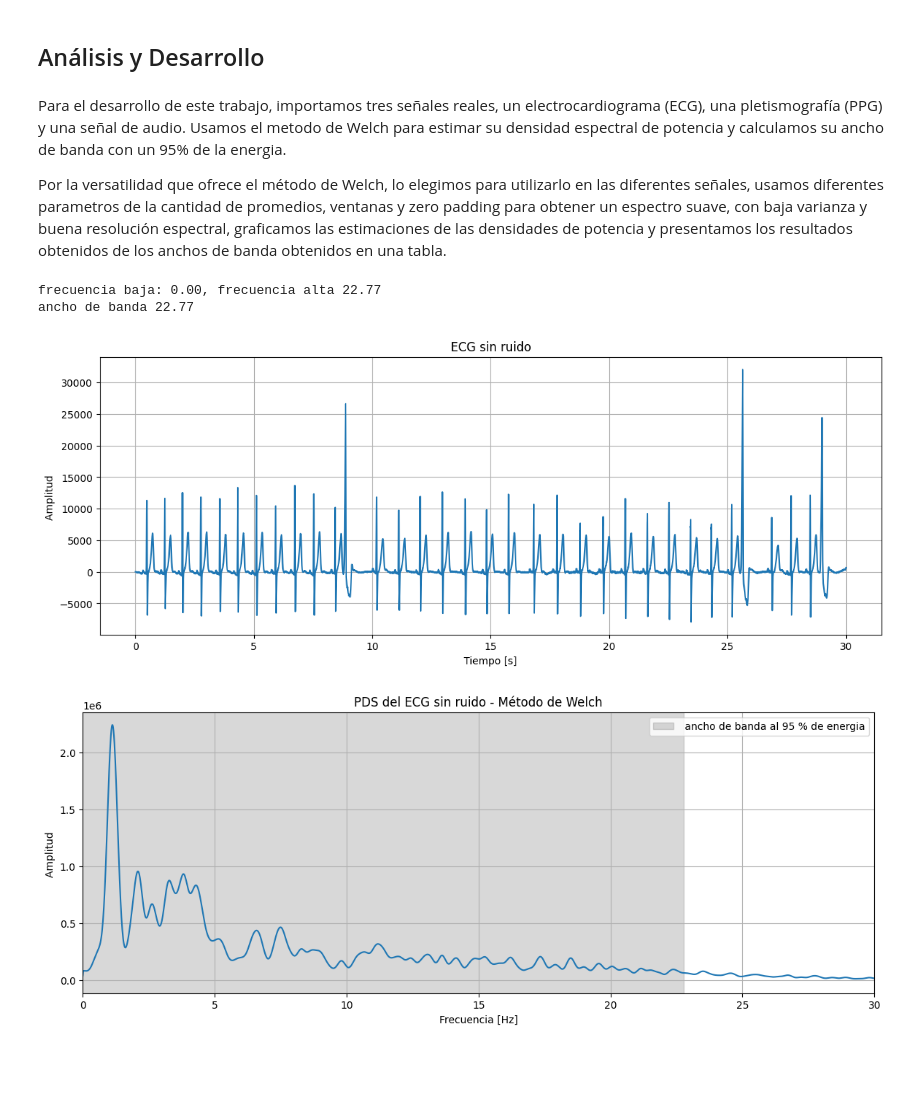
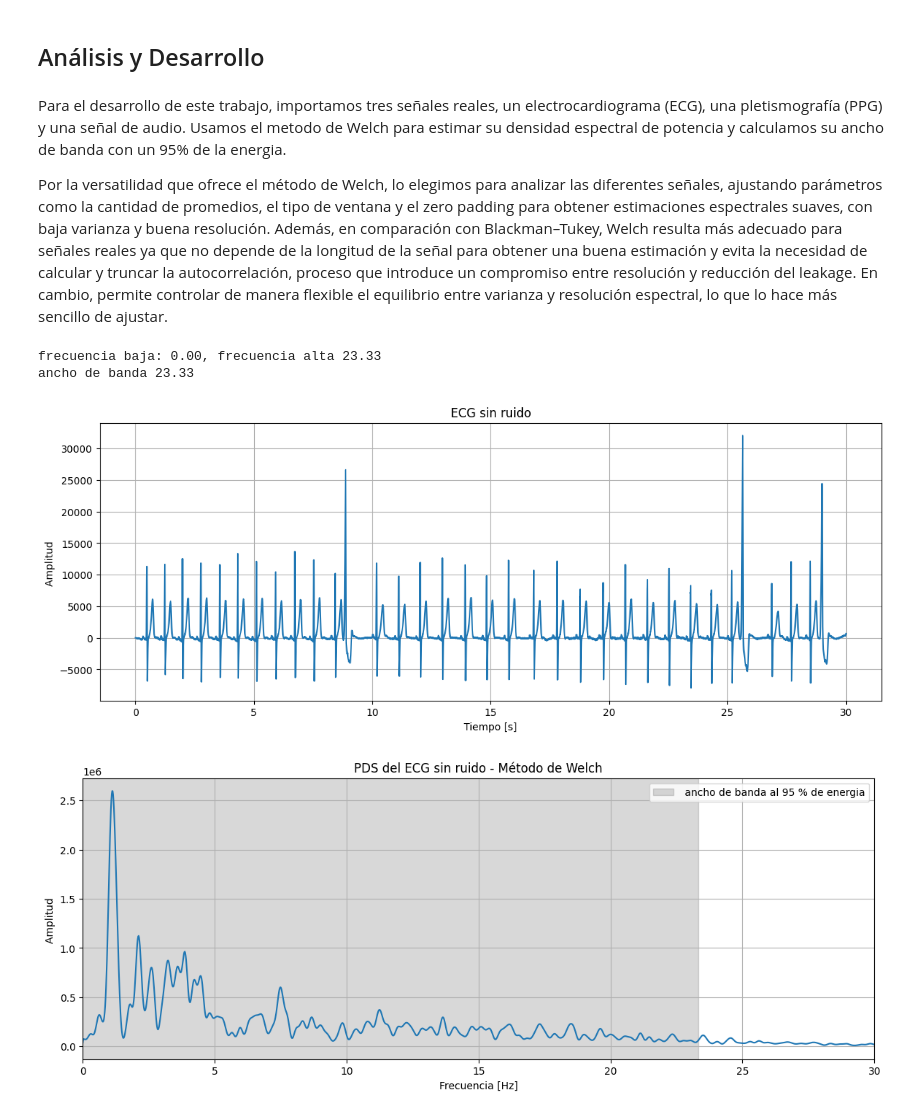
Before and after one commit to mugalperin-dev/APS-Trabajos, a Jupyter notebook: TS5/TS5_Huber_Galperin.ipynb, the cells around one changed output. Saved outputs shown, nothing was run; the diff lists cells and outputs as text; code cells hidden in the pictures; blank space fills up the shorter version.

```diff
--- a/TS5/TS5_Huber_Galperin.ipynb
+++ b/TS5/TS5_Huber_Galperin.ipynb
@@ -20,7 +24,7 @@ No obstante, el método de Welch introduce un compromiso fundamental entre varia
 # %% [markdown]
 Para el desarrollo de este trabajo, importamos tres señales reales, un electrocardiograma (ECG), una pletismografía (PPG) y una señal de audio. Usamos el metodo de Welch para estimar su densidad espectral de potencia y calculamos su ancho de banda con un 95% de la energia.
 
-Por la versatilidad que ofrece el método de Welch, lo elegimos para utilizarlo en las diferentes señales, usamos diferentes parametros de la cantidad de promedios, ventanas y zero padding para obtener un espectro suave, con baja varianza y buena resolución espectral, graficamos las estimaciones de las densidades de potencia y presentamos los resultados obtenidos de los anchos de banda obtenidos en una tabla.
+Por la versatilidad que ofrece el método de Welch, lo elegimos para analizar las diferentes señales, ajustando parámetros como la cantidad de promedios, el tipo de ventana y el zero padding para obtener estimaciones espectrales suaves, con baja varianza y buena resolución. Además, en comparación con Blackman–Tukey, Welch resulta más adecuado para señales reales ya que no depende de la longitud de la señal para obtener una buena estimación y evita la necesidad de calcular y truncar la autocorrelación, proceso que introduce un compromiso entre resolución y reducción del leakage. En cambio, permite controlar de manera flexible el equilibrio entre varianza y resolución espectral, lo que lo hace más sencillo de ajustar.
 # %%
 import numpy as np
 from scipy import signal as sig
@@ -39,9 +43,9 @@ tabla_resultados = pd.DataFrame(columns=columnas)
 N = len(ecg_one_lead)
 t = np.arange(N) / fs_ecg
 
-cantidad_promedios = 7
+cantidad_promedios = 5
 nperseg = N // cantidad_promedios
-f, Pxx = sig.welch(ecg_one_lead, fs=fs_ecg, nperseg = nperseg, window = 'hann', nfft = 2 * N)
+f, Pxx = sig.welch(ecg_one_lead, fs=fs_ecg, nperseg = nperseg, window = 'han', nfft = 2 * N)
 
 total_power = np.sum(Pxx)
 cumsum = np.cumsum(Pxx) / total_power
@@ -60,34 +64,34 @@ indiceHigh = np.searchsorted(cumsum, high)
 bandWith = f[indiceLow:indiceHigh]
 
 print (f"frecuencia baja: {bandWith[0]:.2f}, frecuencia alta {bandWith[-1]:.2f}")
 print (f"ancho de banda {bandWith[-1] - bandWith[0]:.2f}")
 
 tabla_resultados.loc[len(tabla_resultados)] = ["ECG", f"{bandWith[0]:.2f}",f"{bandWith[-1]:.2f}", f"{bandWith[-1]-bandWith[0]:.2f}"]
 
 # Graficar
 
 plt.figure(figsize=(14,5))
 plt.plot(t, ecg_one_lead)
 plt.title("ECG sin ruido")
 plt.xlabel("Tiempo [s]")
 plt.ylabel("Amplitud ")
 plt.grid(True)
 plt.show()
 
 plt.figure(figsize=(14,5))
 plt.plot(f, Pxx)
 plt.title("PDS del ECG sin ruido - Método de Welch")
 plt.xlabel("Frecuencia [Hz]")
 plt.ylabel("Amplitud ")
 plt.xlim(0,30)
 #plt.ylim(0,50)
 plt.axvspan(bandWith[0], bandWith[-1],color = "grey", alpha=0.3, label = f" ancho de banda al {percentil *  100:.0f} % de energia")
 plt.legend()
 plt.grid(True)
 plt.show()
 # %% [output]
-frecuencia baja: 0.00, frecuencia alta 22.77
-ancho de banda 22.77
+frecuencia baja: 0.00, frecuencia alta 23.33
+ancho de banda 23.33
 [figure]
-[figure, old version]
+[figure, new version]
 # %%
```
Also changed, not shown: parts of 7 cells of this notebook.
